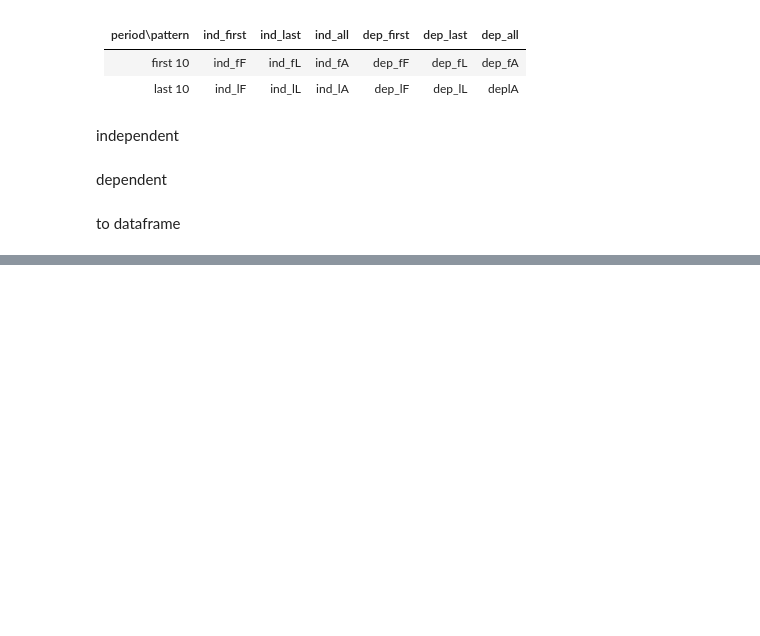
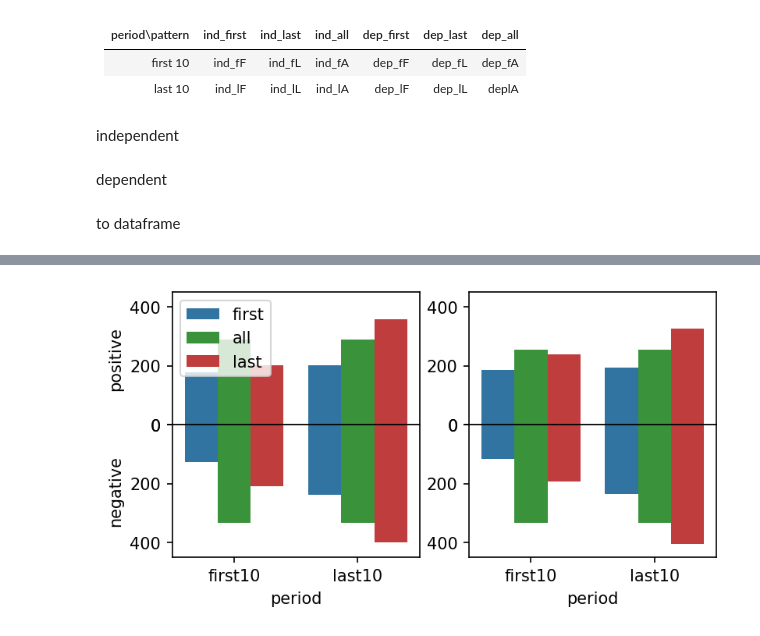
Before and after one commit to liuquan18/Teleconnection, a Jupyter notebook: scripts/IndexDiffPattern_analyze.ipynb, the cells around one changed output, grey strips where cells are left out. Saved outputs shown, nothing was run; the diff lists cells and outputs as text; code cells hidden in the pictures; blank space fills up the shorter version.

```diff
--- a/scripts/IndexDiffPattern_analyze.ipynb
+++ b/scripts/IndexDiffPattern_analyze.ipynb
@@ -154,0 +114,4 @@ df
+# %%
+sept.extreme_bar([ind_extc,dep_extc],mode = 'EA',ylim = 450)
+# %% [output]
+[figure, added]
```
Also changed, not shown: parts of 7 cells of this notebook, 2 other files.
